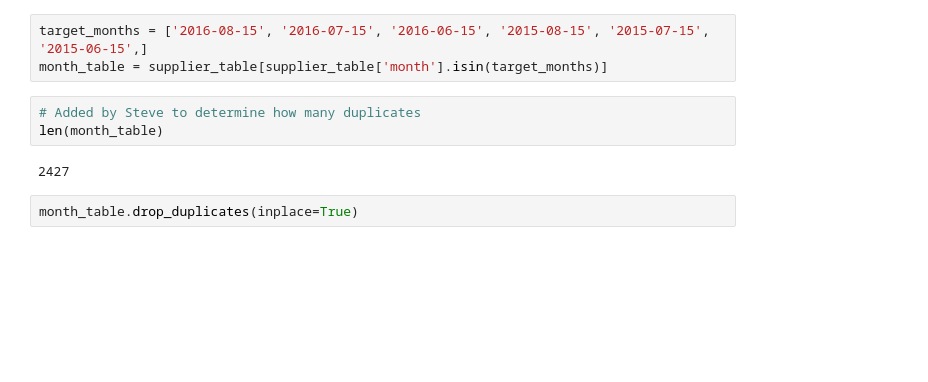
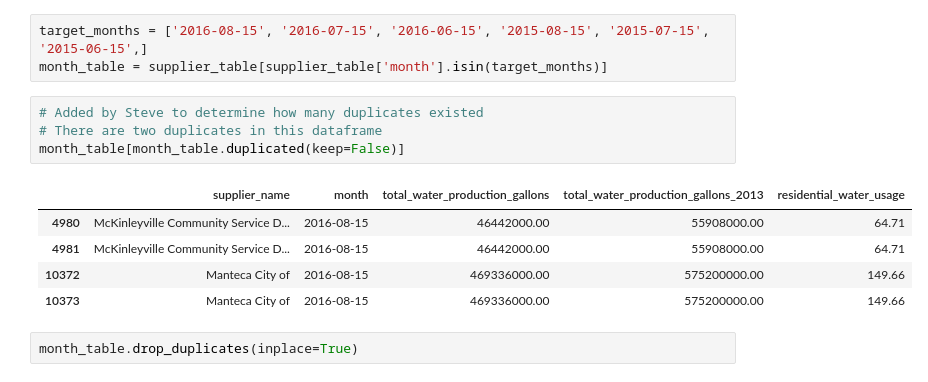
Before and after one commit to swkasica/california-ccscore-analysis, a Jupyter notebook: analysis.ipynb, the cells around one changed output. Saved outputs shown, nothing was run; the diff lists cells and outputs as text; blank space fills up the shorter version.

```diff
--- a/analysis.ipynb
+++ b/analysis.ipynb
@@ -100,10 +143,15 @@ supplier_table.head()
 target_months = ['2016-08-15', '2016-07-15', '2016-06-15', '2015-08-15', '2015-07-15', '2015-06-15',]
 month_table = supplier_table[supplier_table['month'].isin(target_months)]
 # %%
-# Added by Steve to determine how many duplicates
-len(month_table)
+# Added by Steve to determine how many duplicates existed
+# There are two duplicates in this dataframe
+month_table[month_table.duplicated(keep=False)]
 # %% [output]
-2427
+|  | supplier_name | month | total_water_production_gallons | total_water_production_gallons_2013 | residential_water_usage |
+| 4980 | McKinleyville Community Service D... | 2016-08-15 | 46442000.00 | 55908000.00 | 64.71 |
+| 4981 | McKinleyville Community Service D... | 2016-08-15 | 46442000.00 | 55908000.00 | 64.71 |
+| 10372 | Manteca City of | 2016-08-15 | 469336000.00 | 575200000.00 | 149.66 |
+| 10373 | Manteca City of | 2016-08-15 | 469336000.00 | 575200000.00 | 149.66 |
 # %%
 month_table.drop_duplicates(inplace=True)
 # %% [output]
```
Also changed, not shown: parts of 11 cells of this notebook, 1 other file.
